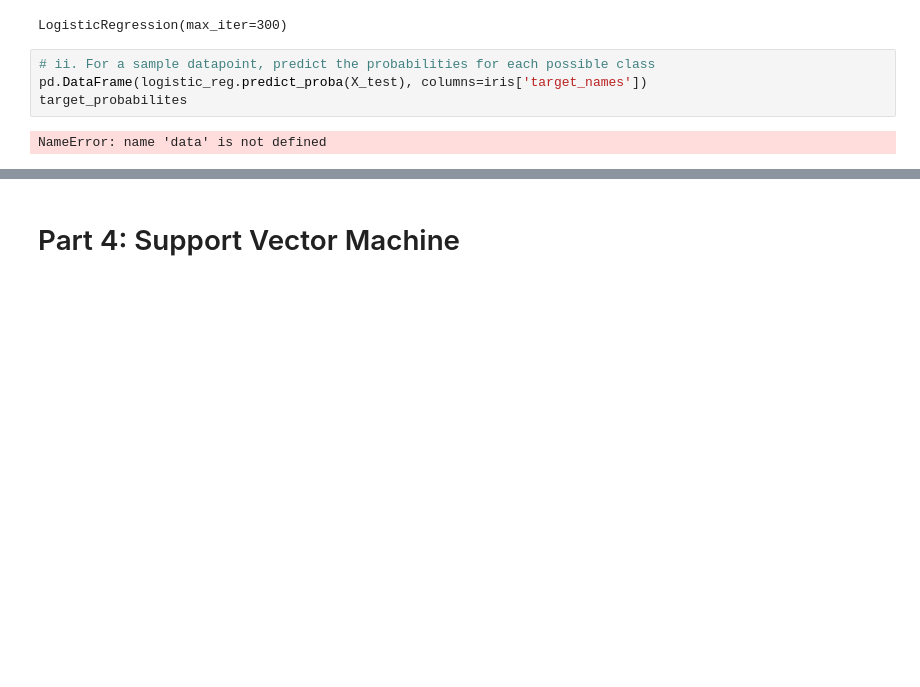
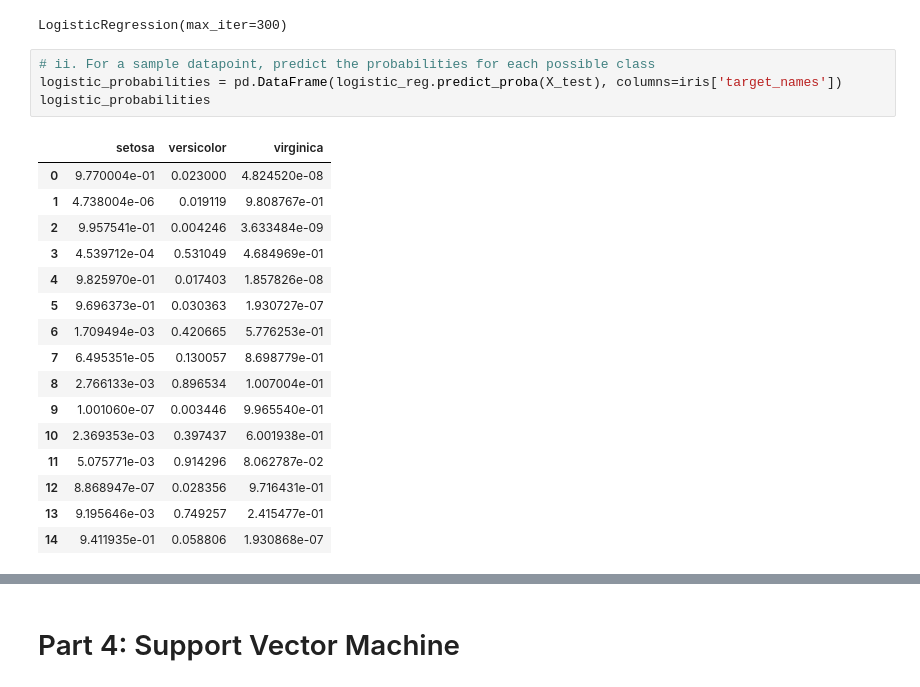
Before and after one commit to hpuma/CSC44800, a Jupyter notebook: Assignment4/Henry_Puma_Assignment_4.ipynb, the cells around one changed output, grey strips where cells are left out. Cells and saved outputs as stored; diff of their text form; blank space fills up the shorter version.

```diff
--- a/Assignment4/Henry_Puma_Assignment_4.ipynb
+++ b/Assignment4/Henry_Puma_Assignment_4.ipynb
@@ -93,10 +93,25 @@ logistic_reg.fit(X_train, y_train.values.ravel())
 LogisticRegression(max_iter=300)
 # %%
 # ii. For a sample datapoint, predict the probabilities for each possible class
-pd.DataFrame(logistic_reg.predict_proba(X_test), columns=iris['target_names'])
-target_probabilites
+logistic_probabilities = pd.DataFrame(logistic_reg.predict_proba(X_test), columns=iris['target_names'])
+logistic_probabilities
 # %% [output]
-NameError: name 'data' is not defined
+|  | setosa | versicolor | virginica |
+| 0 | 9.770004e-01 | 0.023000 | 4.824520e-08 |
+| 1 | 4.738004e-06 | 0.019119 | 9.808767e-01 |
+| 2 | 9.957541e-01 | 0.004246 | 3.633484e-09 |
+| 3 | 4.539712e-04 | 0.531049 | 4.684969e-01 |
+| 4 | 9.825970e-01 | 0.017403 | 1.857826e-08 |
+| 5 | 9.696373e-01 | 0.030363 | 1.930727e-07 |
+| 6 | 1.709494e-03 | 0.420665 | 5.776253e-01 |
+| 7 | 6.495351e-05 | 0.130057 | 8.698779e-01 |
+| 8 | 2.766133e-03 | 0.896534 | 1.007004e-01 |
+| 9 | 1.001060e-07 | 0.003446 | 9.965540e-01 |
+| 10 | 2.369353e-03 | 0.397437 | 6.001938e-01 |
+| 11 | 5.075771e-03 | 0.914296 | 8.062787e-02 |
+| 12 | 8.868947e-07 | 0.028356 | 9.716431e-01 |
+| 13 | 9.195646e-03 | 0.749257 | 2.415477e-01 |
+| 14 | 9.411935e-01 | 0.058806 | 1.930868e-07 |
 # %%
 # iii. Report on the score for Logistic regression model, what does the score measure?
 logistic_reg.score(X_test, y_test)
```
Also changed, not shown: parts of 8 cells of this notebook.
